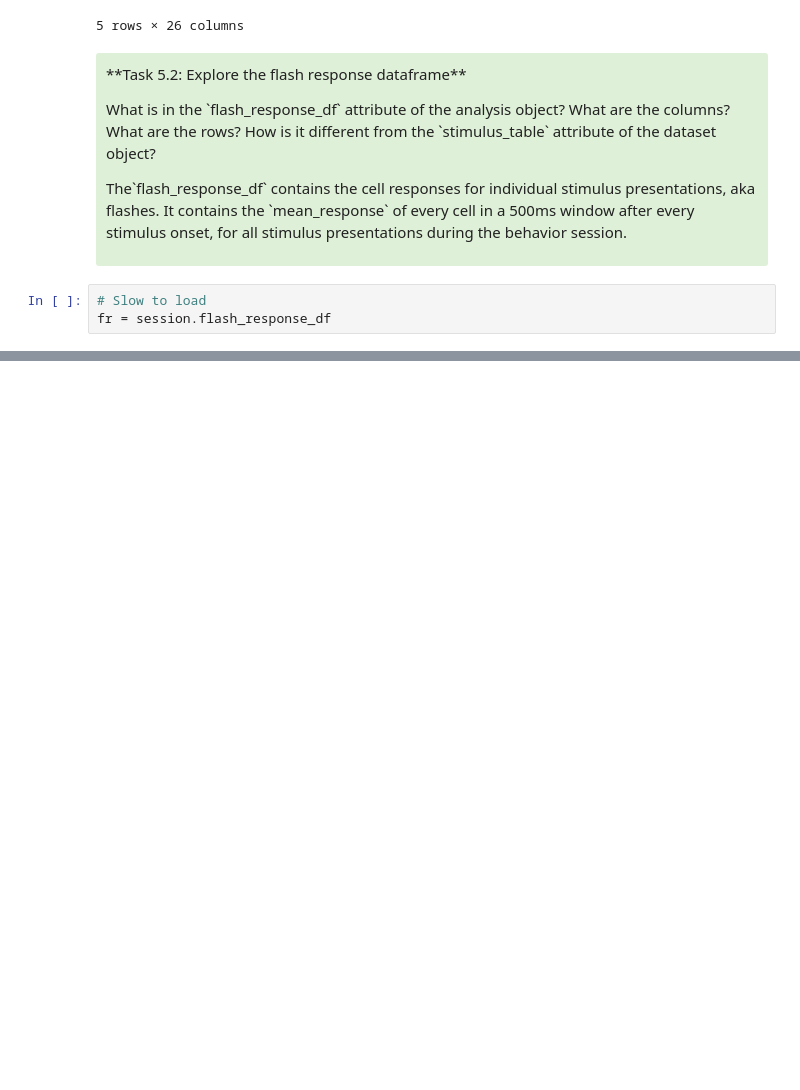
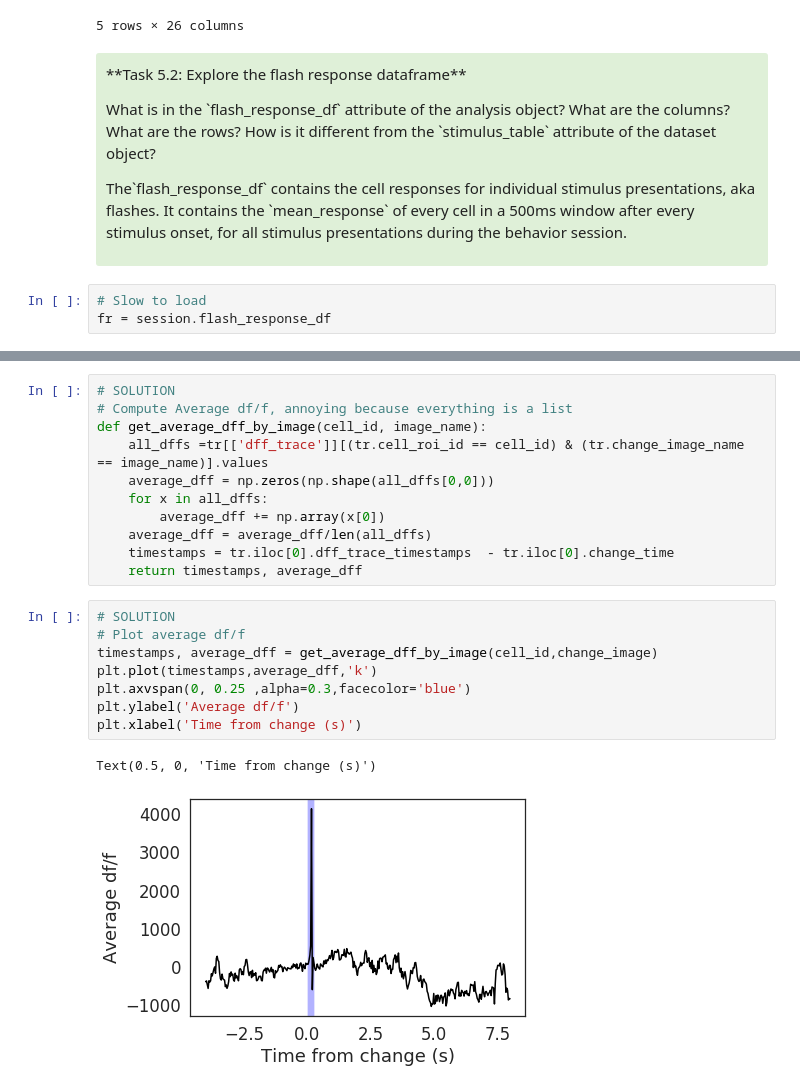
Before and after one commit to AllenInstitute/SWDB_2019, a Jupyter notebook: DynamicBrain/VisualBehavior_alex_exercises.ipynb, the cells around one changed output, grey strips where cells are left out. Cells and saved outputs as stored; diff of their text form; blank space fills up the shorter version.

```diff
--- a/DynamicBrain/VisualBehavior_alex_exercises.ipynb
+++ b/DynamicBrain/VisualBehavior_alex_exercises.ipynb
@@ -844,0 +897,22 @@ fr.head()
+# %%
+# SOLUTION
+# Compute Average df/f, annoying because everything is a list
+def get_average_dff_by_image(cell_id, image_name):
+    all_dffs =tr[['dff_trace']][(tr.cell_roi_id == cell_id) & (tr.change_image_name == image_name)].values
+    average_dff = np.zeros(np.shape(all_dffs[0,0]))
+    for x in all_dffs:
+        average_dff += np.array(x[0])
+    average_dff = average_dff/len(all_dffs)
+    timestamps = tr.iloc[0].dff_trace_timestamps  - tr.iloc[0].change_time
+    return timestamps, average_dff
+# %%
+# SOLUTION
+# Plot average df/f
+timestamps, average_dff = get_average_dff_by_image(cell_id,change_image)
+plt.plot(timestamps,average_dff,'k')
+plt.axvspan(0, 0.25 ,alpha=0.3,facecolor='blue')
+plt.ylabel('Average df/f')
+plt.xlabel('Time from change (s)')
+# %% [output]
+Text(0.5, 0, 'Time from change (s)')
+[figure, added]
```
Also changed, not shown: parts of 32 cells of this notebook.
